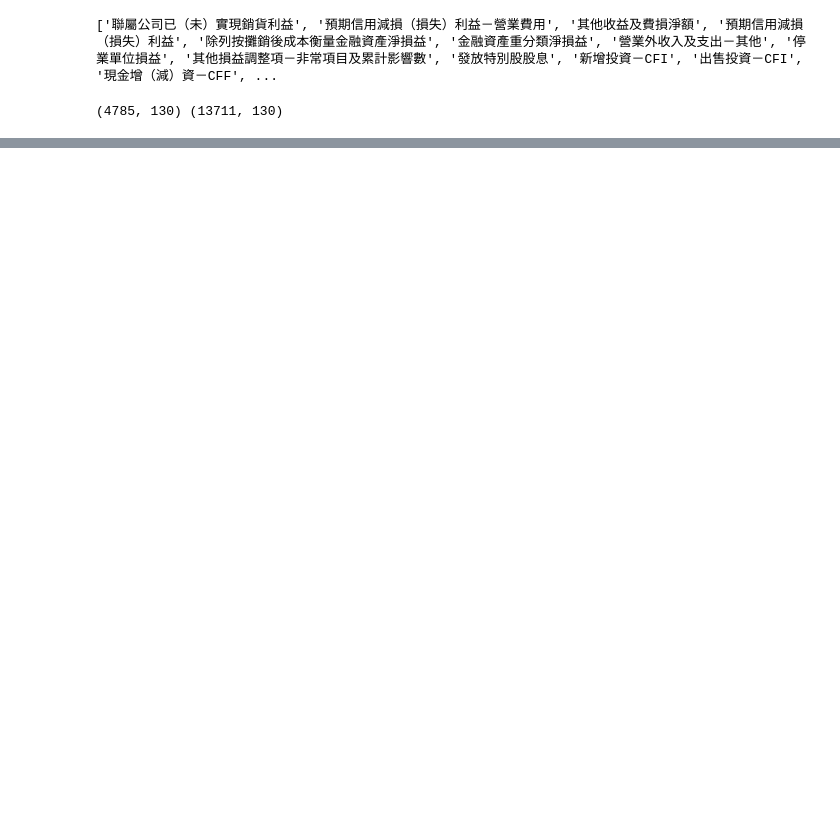
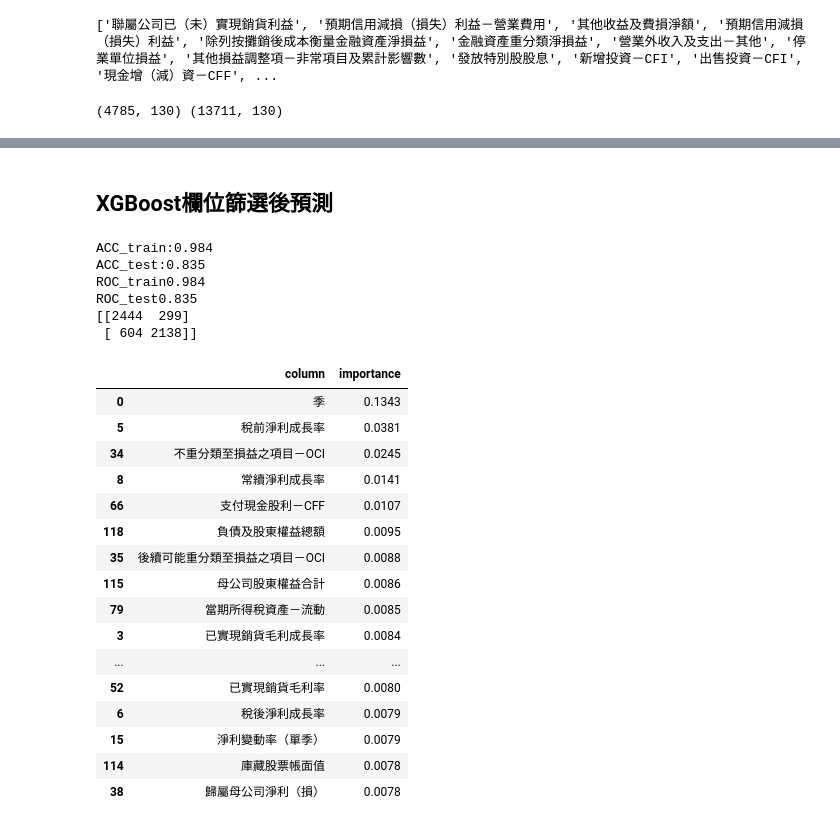
Before and after one commit to haoweii0215/Machine-Learning-Course, a Jupyter notebook: Method_B Model.ipynb, the cells around one changed output, grey strips where cells are left out. Drawn from its saved outputs; the diff is of its cells as text; code cells hidden in the pictures; blank space fills up the shorter version.

```diff
--- a/Method_B Model.ipynb
+++ b/Method_B Model.ipynb
@@ -935,0 +545,51 @@ Confusion Matrix:
+# %% [markdown]
+## XGBoost欄位篩選後預測
+# %%
+#XGBoost after tuning(SMOTE)
+y = df.loc[:,'進場訊號']
+X = df.loc[:,'季': '存貨週轉率（次）']
+X_res, Y_res = SMOTE(random_state = 42).fit_resample(X, y)
+std = StandardScaler()
+xgb = XGBClassifier(n_estimator = 1000,learning_rate = 0.1,max_depth = 9, min_child_weight = 5, subsample = 0.8, colsample_bytree = 0.8)
+std_x = std.fit_transform(X_res)
+X_train, X_test, y_train, y_test = train_test_split(std_x, Y_res, test_size = 0.2, random_state = 42, stratify = Y_res)
+xgb.fit(X_train, y_train)
+acc_train = accuracy_score(y_train, xgb.predict(X_train))
+acc = accuracy_score(y_test, xgb.predict(X_test))
+roc_train = roc_auc_score(y_train, xgb.predict(X_train))
+roc_test = roc_auc_score(y_test, xgb.predict(X_test))
+cf = confusion_matrix(y_test, xgb.predict(X_test))
+imp = pd.DataFrame(columns =['column','importance'])
+imp['column'] = X.columns
+imp['importance'] = xgb.feature_importances_.round(4)
+imp = imp.sort_values(by = 'importance', ascending = False)
+print('ACC_train:{0:.3}'.format(acc_train))
+print('ACC_test:{0:.3}'.format(acc))
+print('ROC_train{0:.3}'.format(roc_train))
+print('ROC_test{0:.3}'.format(roc_test))
+print(cf)
+imp.head(20)
+# %% [output]
+ACC_train:0.984
+ACC_test:0.835
+ROC_train0.984
+ROC_test0.835
+[[2444  299]
+ [ 604 2138]]
+|  | column | importance |
+| 0 | 季 | 0.1343 |
+| 5 | 稅前淨利成長率 | 0.0381 |
+| 34 | 不重分類至損益之項目－OCI | 0.0245 |
+| 8 | 常續淨利成長率 | 0.0141 |
+| 66 | 支付現金股利－CFF | 0.0107 |
+| 118 | 負債及股東權益總額 | 0.0095 |
+| 35 | 後續可能重分類至損益之項目－OCI | 0.0088 |
+| 115 | 母公司股東權益合計 | 0.0086 |
+| 79 | 當期所得稅資產－流動 | 0.0085 |
+| 3 | 已實現銷貨毛利成長率 | 0.0084 |
+| ... | ... | ... |
+| 52 | 已實現銷貨毛利率 | 0.0080 |
+| 6 | 稅後淨利成長率 | 0.0079 |
+| 15 | 淨利變動率（單季） | 0.0079 |
+| 114 | 庫藏股票帳面值 | 0.0078 |
+| 38 | 歸屬母公司淨利（損） | 0.0078 |
```
Also changed, not shown: parts of 117 cells of this notebook.
